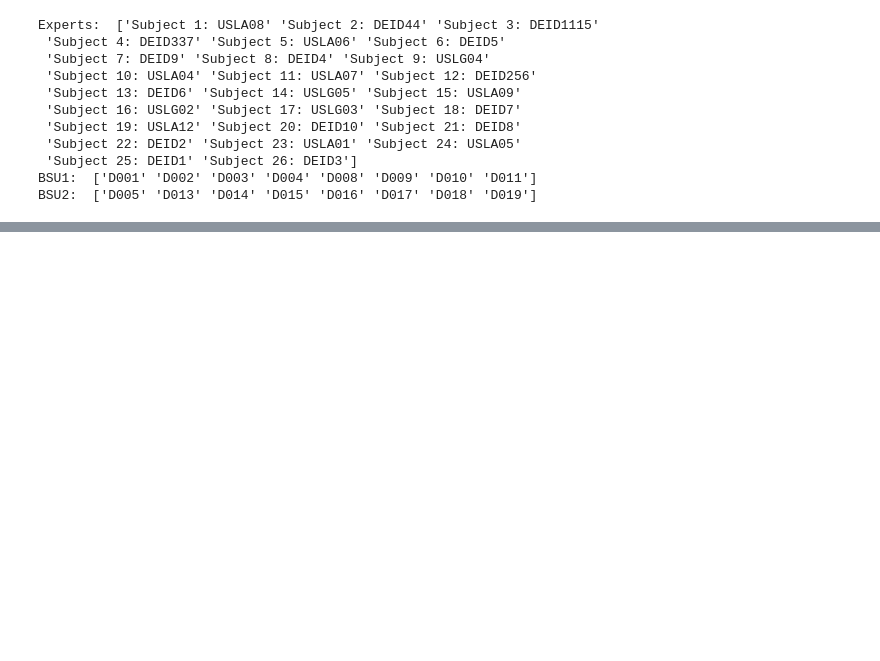
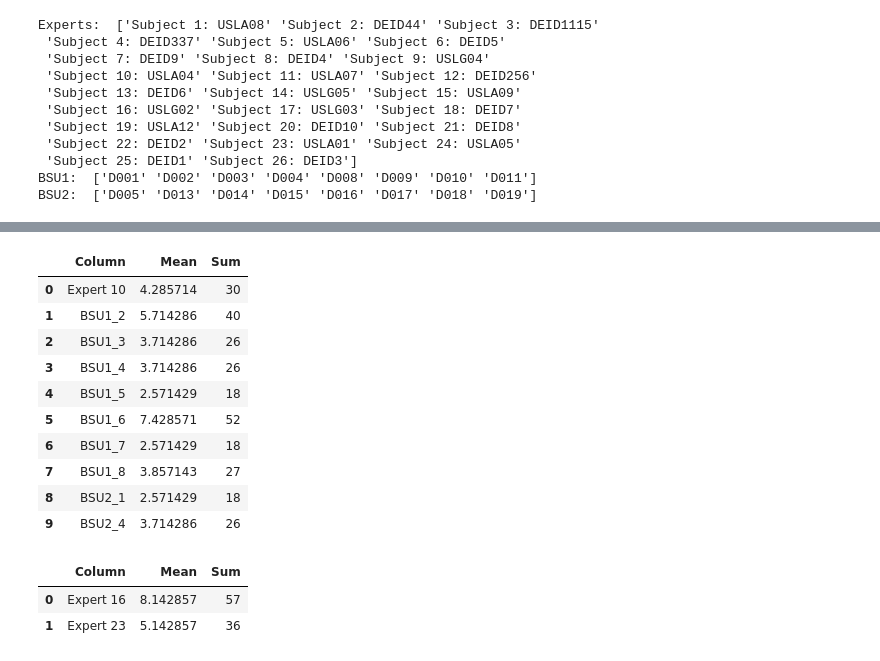
Before and after one commit to cjunwon/ODAQ-SDA, a Jupyter notebook: ODAQ_competition_ranking_experts_students.ipynb, the cells around one changed output, grey strips where cells are left out. Drawn from its saved outputs; the diff is of its cells as text; code cells hidden in the pictures; blank space fills up the shorter version.

```diff
--- a/ODAQ_competition_ranking_experts_students.ipynb
+++ b/ODAQ_competition_ranking_experts_students.ipynb
@@ -712,9 +727,0 @@ easy_easiest_trials_dense_kmeans = ['TM_01b_trumpet', 'DE_ElephantsDream_LD0', '
-# %%
-trial_indices = [int(np.where(items == trial)[0][0]) for trial in easy_easiest_trials_dense_kmeans]
-
-print(trial_indices)
-
-# reordering the trial_indices ascending
-trial_indices = sorted(trial_indices)
-
-print(trial_indices)
@@ -1208,0 +736,28 @@ fig.show()
+# %%
+easy_easiest_trials_competition_kmeans = ['TM_01b_trumpet', 'DE_ElephantsDream_LD0', 'LP_23_jazz', 'LP_AmateurOnPurpose', 'DE_female_speech_music_2_LD9', 'UN_AmateurOnPurpose', 'UN_CreatureFromTheBlackjackTable']
+hard_hardest_trials_competition_kmeans = ['SH_AmateurOnPurpose', 'SH_CreatureFromTheBlackjackTable', 'DE_SitaSings_remix2_LD6', 'PE_27_castanets']
+# %%
+# Helper functions
+def get_trial_indices(trial_names, items):
+    """Return sorted indices of each trial in items."""
+    return sorted([int(np.where(items == trial)[0][0]) for trial in trial_names])
+
+def get_reversed_and_indexed(rankings, trial_indices):
+    """Reverse the rankings and index by the given trial indices."""
+    return rankings[:, ::-1][trial_indices]
+
+def calculate_cumulative_difference(rankings, perfect_ranking):
+    """Calculate the cumulative absolute difference row-wise."""
+    return np.abs(rankings - perfect_ranking).sum(axis=1)
+
+def compute_stats(diff_df):
+    """Compute mean and sum for each column (excluding the 'Sample' column)."""
+    stats = []
+    for col in diff_df.columns:
+        if col != 'Sample':
+            stats.append({
+                "Column": col,
+                "Mean": diff_df[col].mean(),
+                "Sum": diff_df[col].sum()
+            })
+    return pd.DataFrame(stats)
@@ -1208,0 +843,20 @@ fig.show()
+# %%
+stats_good_easy
+# %% [output]
+|  | Column | Mean | Sum |
+| 0 | Expert 10 | 4.285714 | 30 |
+| 1 | BSU1_2 | 5.714286 | 40 |
+| 2 | BSU1_3 | 3.714286 | 26 |
+| 3 | BSU1_4 | 3.714286 | 26 |
+| 4 | BSU1_5 | 2.571429 | 18 |
+| 5 | BSU1_6 | 7.428571 | 52 |
+| 6 | BSU1_7 | 2.571429 | 18 |
+| 7 | BSU1_8 | 3.857143 | 27 |
+| 8 | BSU2_1 | 2.571429 | 18 |
+| 9 | BSU2_4 | 3.714286 | 26 |
+# %%
+stats_bad_easy
+# %% [output]
+|  | Column | Mean | Sum |
+| 0 | Expert 16 | 8.142857 | 57 |
+| 1 | Expert 23 | 5.142857 | 36 |
```
Also changed, not shown: parts of 40 cells of this notebook, 14 other files.
